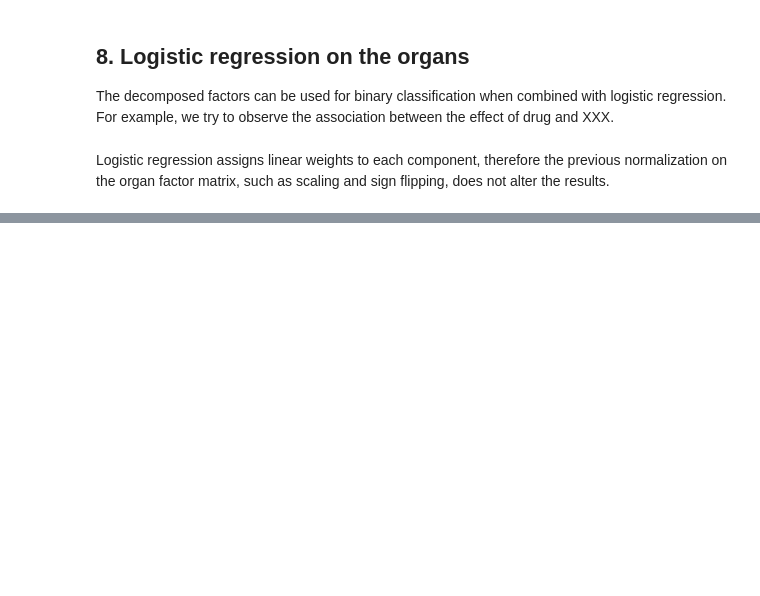
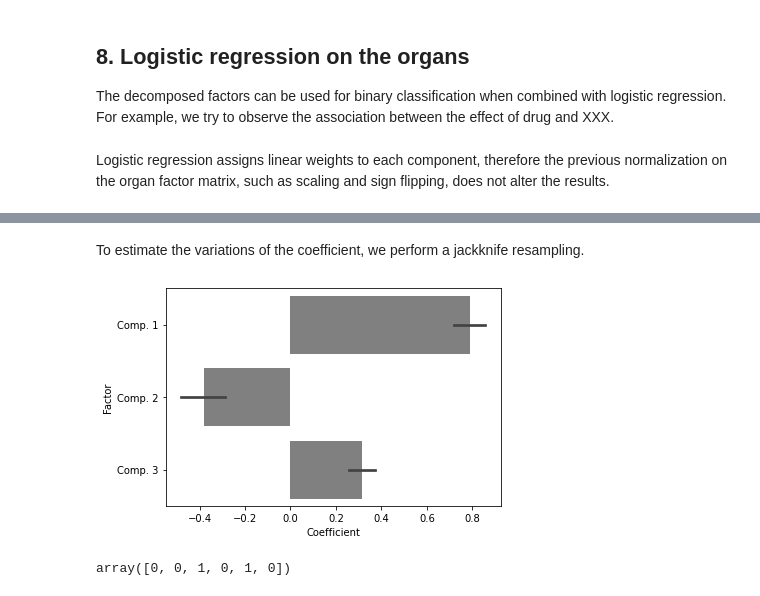
Before and after one commit to meyer-lab/tensor_review, a Jupyter notebook: The structure is the message - preserving experimental context through tensor decomposition.ipynb, the cells around one changed output, grey strips where cells are left out. Drawn from its saved outputs; the diff is of its cells as text; code cells hidden in the pictures; blank space fills up the shorter version.

Commit message:
Update on the data to make the cell grouping works

```diff
--- a/The structure is the message - preserving experimental context through tensor decomposition.ipynb
+++ b/The structure is the message - preserving experimental context through tensor decomposition.ipynb
@@ -449,6 +422,6 @@ from sklearn.linear_model import LogisticRegression
 # %% [markdown]
 Logistic regression assigns linear weights to each component, therefore the previous normalization on the organ factor matrix, such as scaling and sign flipping, does not alter the results.
 # %%
-organ_effect = [0, 0, 1, 0, 1, 0, 1]
+organ_effect = np.array([0, 0, 1, 0, 1, 0, 1])
 lr = LogisticRegression().fit(cp[1][0], organ_effect)
 lr.score(cp[1][0], organ_effect)
@@ -457,3 +434,38 @@ lr.coef_
+# %% [markdown]
+To estimate the variations of the coefficient, we perform a jackknife resampling.
+# %%
+from sklearn.model_selection import LeaveOneOut
+from tensorly.metrics.factors import congruence_coefficient
+
+lr_jackknife = []
+for ii in range(tensor.shape[0]):
+    # get jackknife indices
+    jk = np.delete(np.arange(tensor.shape[0]), [ii])
+    jcp = parafac(tensor[jk], 3)
+    jcp = factor_scaling(jcp)
+
+    # align jackknifed factors with original for comparison
+    jcp = sign_indeterminacy(jcp)
+    congru_perm = congruence_coefficient(cp[1][0][jk, :], jcp[1][0])[1]
+    jcp.weights = jcp[0][congru_perm]
+    for i, factor in enumerate(jcp.factors):
+        jcp.factors[i] = factor[:, congru_perm]
+
+    # run logistic regression
+    lr = LogisticRegression().fit(jcp[1][0], organ_effect[jk])
+    lr_jackknife.append(lr.coef_)
+
+lr_coef = pd.DataFrame(np.concatenate(lr_jackknife), columns=[f"Comp. {r}" for r in np.arange(1, rank+1)])
+lr_coef = pd.melt(lr_coef, var_name="Factor", value_name="Coefficient")
+# %%
+plot = sns.barplot(data=lr_coef, x="Coefficient", y="Factor", orient="h", color="gray")
+plot.figure.savefig("logistic.svg")
+# %% [output]
+[figure, added]
+# %%
+organ_effect[jk]
+# %% [output]
+array([0, 0, 1, 0, 1, 0])
 # %%
 reduced_data = cp[1][0][:, [2, 0]]
 lr_reduced = LogisticRegression().fit(reduced_data, organ_effect)
```
Also changed, not shown: parts of 20 cells of this notebook, 1 other file.
